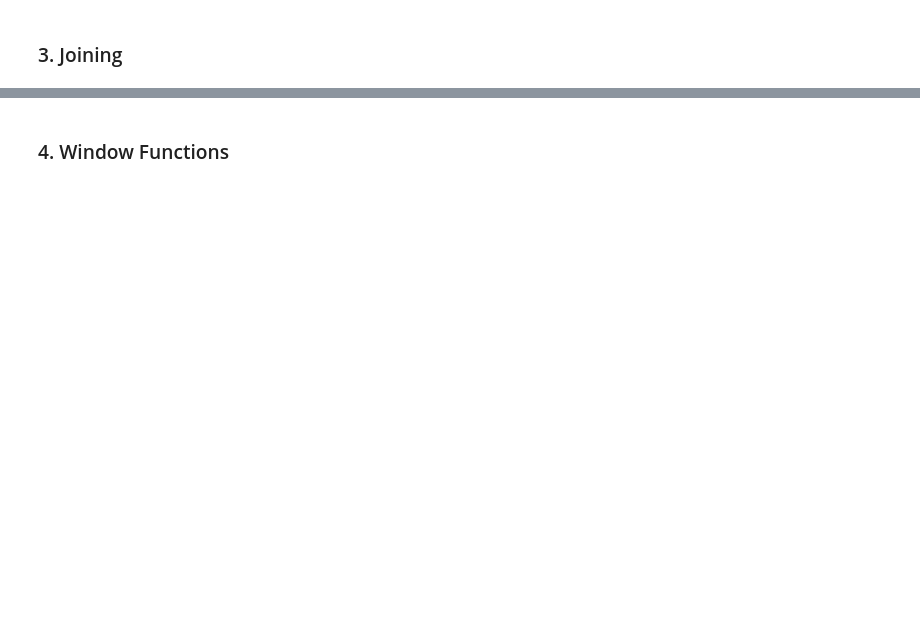
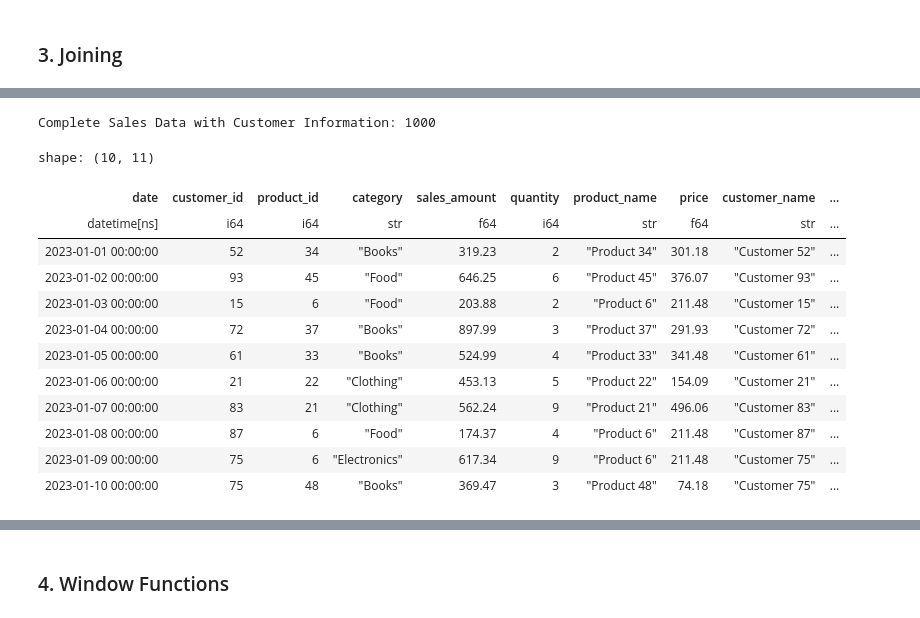
Before and after one commit to chrimaho/querying-data, a Jupyter notebook: src/querying_data/notebooks/querying.ipynb, the cells around one changed output, grey strips where cells are left out. Cells and saved outputs as stored; diff of their text form; code cells hidden in the pictures; blank space fills up the shorter version.

```diff
--- a/src/querying_data/notebooks/querying.ipynb
+++ b/src/querying_data/notebooks/querying.ipynb
@@ -1313,3 +1373,7 @@ only showing top 10 rows
 ## Polars
 # %% [markdown]
 ### Create
+# %%
+df_sales_pl: pl.DataFrame = pl.DataFrame(sales_data)
+df_product_pl: pl.DataFrame = pl.DataFrame(product_data)
+df_customer_pl: pl.DataFrame = pl.DataFrame(customer_data)
@@ -1320,2 +1571,11 @@ only showing top 10 rows
 # %% [markdown]
 ### 3. Joining
+# %%
+# Join sales with product data
+sales_with_product = df_sales_pl.join(
+    df_product_pl.select(["product_id", "product_name", "price"]),
+    on="product_id",
+    how="left",
+)
+print(f"Sales with Product Information: {len(sales_with_product)}")
+display(sales_with_product.head(10))
@@ -1321,0 +1597,24 @@ only showing top 10 rows
+# %%
+# Join with customer information to get a complete view
+complete_sales = sales_with_product.join(
+    df_customer_pl.select(["customer_id", "customer_name", "city", "state"]),
+    on="customer_id",
+    how="left",
+)
+print(f"Complete Sales Data with Customer Information: {len(complete_sales)}")
+display(complete_sales.head(10))
+# %% [output]
+Complete Sales Data with Customer Information: 1000
+shape: (10, 11)
+| date | customer_id | product_id | category | sales_amount | quantity | product_name | price | customer_name | ... |
+| datetime[ns] | i64 | i64 | str | f64 | i64 | str | f64 | str | ... |
+| 2023-01-01 00:00:00 | 52 | 34 | "Books" | 319.23 | 2 | "Product 34" | 301.18 | "Customer 52" | ... |
+| 2023-01-02 00:00:00 | 93 | 45 | "Food" | 646.25 | 6 | "Product 45" | 376.07 | "Customer 93" | ... |
+| 2023-01-03 00:00:00 | 15 | 6 | "Food" | 203.88 | 2 | "Product 6" | 211.48 | "Customer 15" | ... |
+| 2023-01-04 00:00:00 | 72 | 37 | "Books" | 897.99 | 3 | "Product 37" | 291.93 | "Customer 72" | ... |
+| 2023-01-05 00:00:00 | 61 | 33 | "Books" | 524.99 | 4 | "Product 33" | 341.48 | "Customer 61" | ... |
+| 2023-01-06 00:00:00 | 21 | 22 | "Clothing" | 453.13 | 5 | "Product 22" | 154.09 | "Customer 21" | ... |
+| 2023-01-07 00:00:00 | 83 | 21 | "Clothing" | 562.24 | 9 | "Product 21" | 496.06 | "Customer 83" | ... |
+| 2023-01-08 00:00:00 | 87 | 6 | "Food" | 174.37 | 4 | "Product 6" | 211.48 | "Customer 87" | ... |
+| 2023-01-09 00:00:00 | 75 | 6 | "Electronics" | 617.34 | 9 | "Product 6" | 211.48 | "Customer 75" | ... |
+| 2023-01-10 00:00:00 | 75 | 48 | "Books" | 369.47 | 3 | "Product 48" | 74.18 | "Customer 75" | ... |
```
Also changed, not shown: parts of 28 cells of this notebook, 1 other file.
